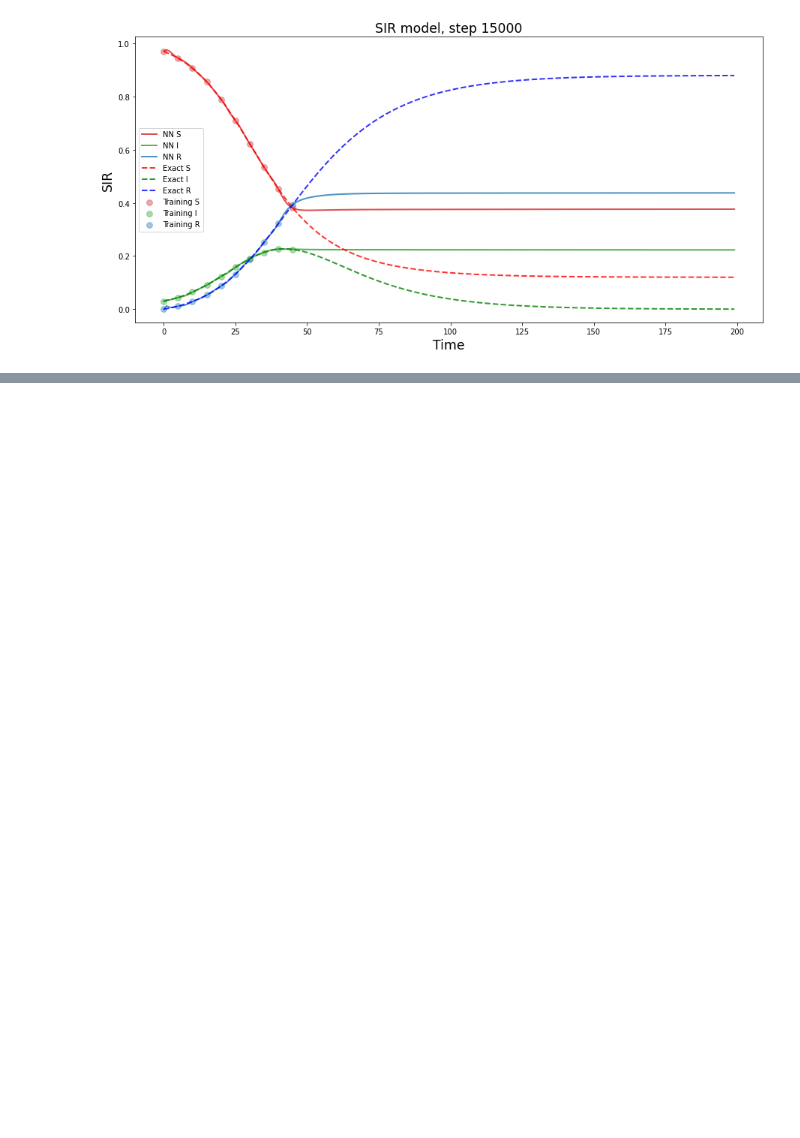
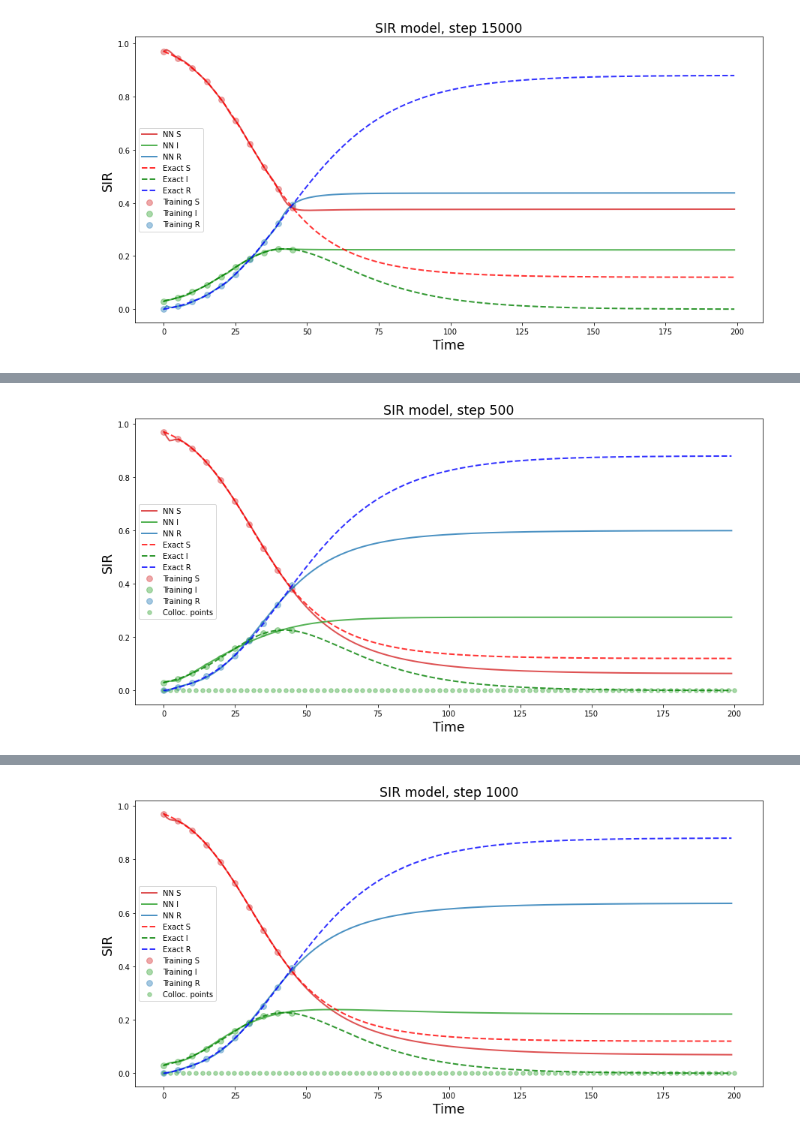
Before and after one commit to oazula/Dinamica-V, a Jupyter notebook: PINN_prueba.ipynb, the cells around one changed output, grey strips where cells are left out. Saved outputs shown, nothing was run; the diff lists cells and outputs as text; code cells hidden in the pictures; blank space fills up the shorter version.

```diff
--- a/PINN_prueba.ipynb
+++ b/PINN_prueba.ipynb
@@ -286,0 +272,79 @@ plt.legend()
+# %%
+# ......................
+N = 1.0
+torch.manual_seed(123)
+modelD = FCND(1,3,42,4)
+
+optimizer = torch.optim.Adam(modelD.parameters(),lr=3e-3)
+
+steps = 70000
+print_steps = 500
+n_prints = steps // print_steps
+
+loss1_history = np.zeros(n_prints)
+loss2_history = np.zeros(n_prints)
+loss_history = np.zeros(n_prints)
+mse_history = np.zeros(n_prints)
+beta_history = np.zeros(n_prints)
+gamma_history = np.zeros(n_prints)
+
+x_physics = torch.linspace(0.,200,90).view(-1,1).requires_grad_(True)
+
+for i in range(steps):
+    #lim= np.minimum(200*i/74000.,200)
+    #x_physics = torch.linspace(0.,lim,90).view(-1,1).requires_grad_(True)#
+    optimizer.zero_grad()
+
+    # compute the "data loss" ..................................................
+    yh = modelD(x_data)
+    loss1 = 1*torch.mean((yh-y_data)**2)
+
+    # compute the "physics loss" with enforcing the initial data ..............
+    yhp = modelD(x_physics)
+    yhp1= yhp[:,0].view(-1,1)
+    yhp2= yhp[:,1].view(-1,1)
+    yhp3= yhp[:,2].view(-1,1)
+
+    # compute first and second derivatives by automatic differentiation ....................
+    dx1 = torch.autograd.grad(yhp1, x_physics, torch.ones_like(yhp1), create_graph=True)[0]
+    dx2 = torch.autograd.grad(yhp2, x_physics, torch.ones_like(yhp2), create_graph=True)[0]
+    dx3 = torch.autograd.grad(yhp3, x_physics, torch.ones_like(yhp3), create_graph=True)[0]
+    #! aqui quede
+    # computes the residual .............................................
+    physics2 = (dx1 + (modelD.beta/N)*yhp1*yhp2)
+    physics1 = (dx2 - (modelD.beta/N)*yhp1*yhp2 + modelD.gamma*yhp2)
+    physics3 = (dx3 - modelD.gamma*yhp2)
+    loss2 = 1*torch.mean((physics1)**2) + 1*torch.mean((physics2)**2) + 1*torch.mean((physics3)**2)
+
+    # backpropagate the total loss ...............................................
+    loss = loss1 + loss2  # add two loss terms together .....................
+    loss.backward()
+    optimizer.step()
+
+    # plot the result as training progresses ...............................
+
+    if (i+1) % print_steps == 0:
+        i_print = i // print_steps
+        loss1_history[i_print] = loss1.detach().numpy()
+        loss2_history[i_print] = loss2.detach().numpy()
+        loss_history[i_print] = loss.detach().numpy()
+
+        yh = modelD(x).detach()
+        xp = x_physics.detach()
+
+        yhpp=modelD(x)
+
+        mse=torch.mean((yhpp-y)**2)   # compute mean square error using exact solution .....
+        mse_history[i_print] = mse.detach().numpy()
+
+        beta_history[i_print] = modelD.beta.detach().numpy()[0]
+        gamma_history[i_print] = modelD.gamma.detach().numpy()[0]
+
+        if (i+1) == 500: plot_result(i,x,y,x_data,y_data,yh,xp)
+        if (i+1) % 1000 == 0 and (i+1) < 5000: plot_result(i,x,y,x_data,y_data,yh,xp)
+        if (i+1) % 7000 == 0: plot_result(i,x,y,x_data,y_data,yh,xp)
+        else: plt.close("all")
+    if (i+1) % 500 == 0: print('step =', i+1, ', loss1 =', loss1.detach().numpy(), ', loss2 =', loss2.detach().numpy(), ', loss =', loss.detach().numpy(),
+                                ', mse =', mse.detach().numpy(), ', beta =', modelD.beta.detach().numpy()[0], ', gamma =', modelD.gamma.detach().numpy()[0])
+# %% [output]
+[figure, added]
@@ -286,0 +352 @@ plt.legend()
+[figure, added]
```
Also changed, not shown: parts of 10 cells of this notebook.
